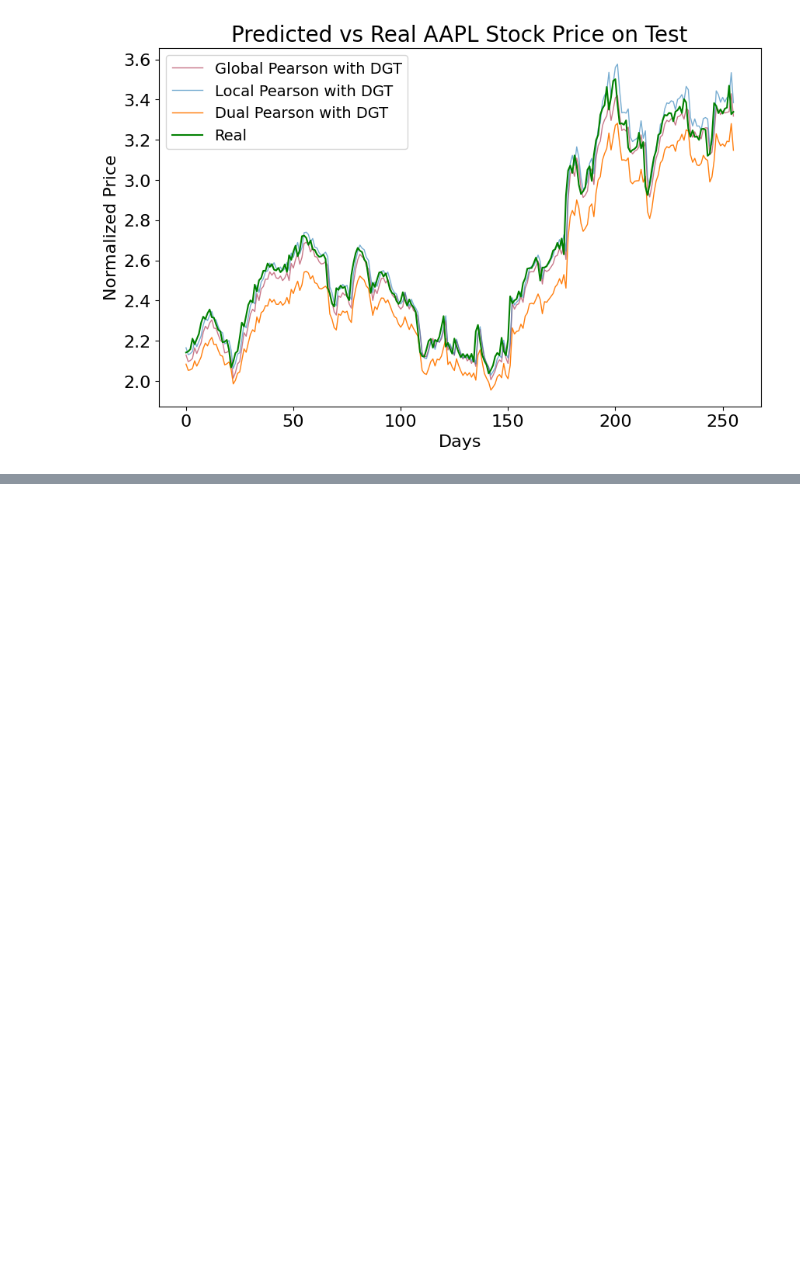
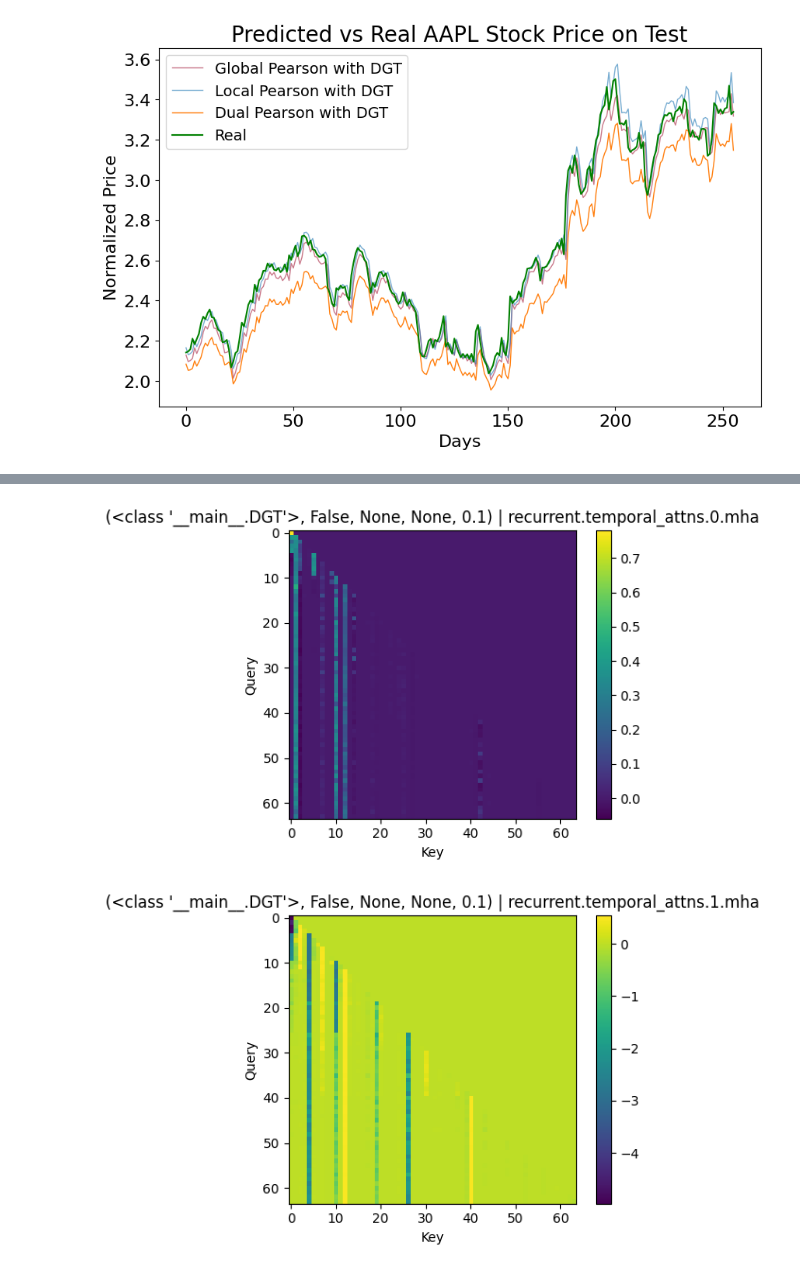
Before and after one commit to tanguydcq/Stock-DiffTransformer, a Jupyter notebook: Stock_Market_Forecasting_with_Differential_Graph_Transformer.ipynb, the cells around one changed output, grey strips where cells are left out. Saved outputs shown, nothing was run; the diff lists cells and outputs as text; code cells hidden in the pictures; blank space fills up the shorter version.

Commit message:
Analysis for attention layers

```diff
--- a/Stock_Market_Forecasting_with_Differential_Graph_Transformer.ipynb
+++ b/Stock_Market_Forecasting_with_Differential_Graph_Transformer.ipynb
@@ -1176,0 +1219,8 @@ plot_regression([(DGT, True, 'pcc', 'global', 0.01),
+# %%
+mean_attn = {}
+
+for config, layers in all_attentions.items():
+    mean_attn[config] = {
+        layer: v["sum"] / v["count"]
+        for layer, v in layers.items()
+    }
@@ -1176,0 +1238,9 @@ plot_regression([(DGT, True, 'pcc', 'global', 0.01),
+# %%
+loaded = torch.load(
+    "attention_analysis_results.pt",
+    map_location="cpu",
+    weights_only=False
+)
+
+results = loaded["results"]
+mean_attn = loaded["mean_attn"]
@@ -1176,0 +1249,9 @@ plot_regression([(DGT, True, 'pcc', 'global', 0.01),
+# %%
+print("Top-level keys:", loaded.keys())
+
+mean_attn = loaded["mean_attn"]
+
+for config, layers in mean_attn.items():
+    print("\nConfig:", config)
+    for layer, attn in layers.items():
+        print("  ", layer, attn.shape, attn.dtype)
@@ -1176,0 +1284,20 @@ plot_regression([(DGT, True, 'pcc', 'global', 0.01),
+# %%
+import matplotlib.pyplot as plt
+
+def plot_attention(attn, title):
+    plt.figure(figsize=(5,4))
+    plt.imshow(attn, cmap="viridis")
+    plt.colorbar()
+    plt.title(title)
+    plt.xlabel("Key")
+    plt.ylabel("Query")
+    plt.tight_layout()
+    plt.show()
+# %%
+config = list(mean_attn.keys())[0]
+
+for layer, attn in mean_attn[config].items():
+    plot_attention(attn, f"{config} | {layer}")
+# %% [output]
+[figure, added]
+[figure, added]
```
Also changed, not shown: parts of 39 cells of this notebook, 1 other file.
